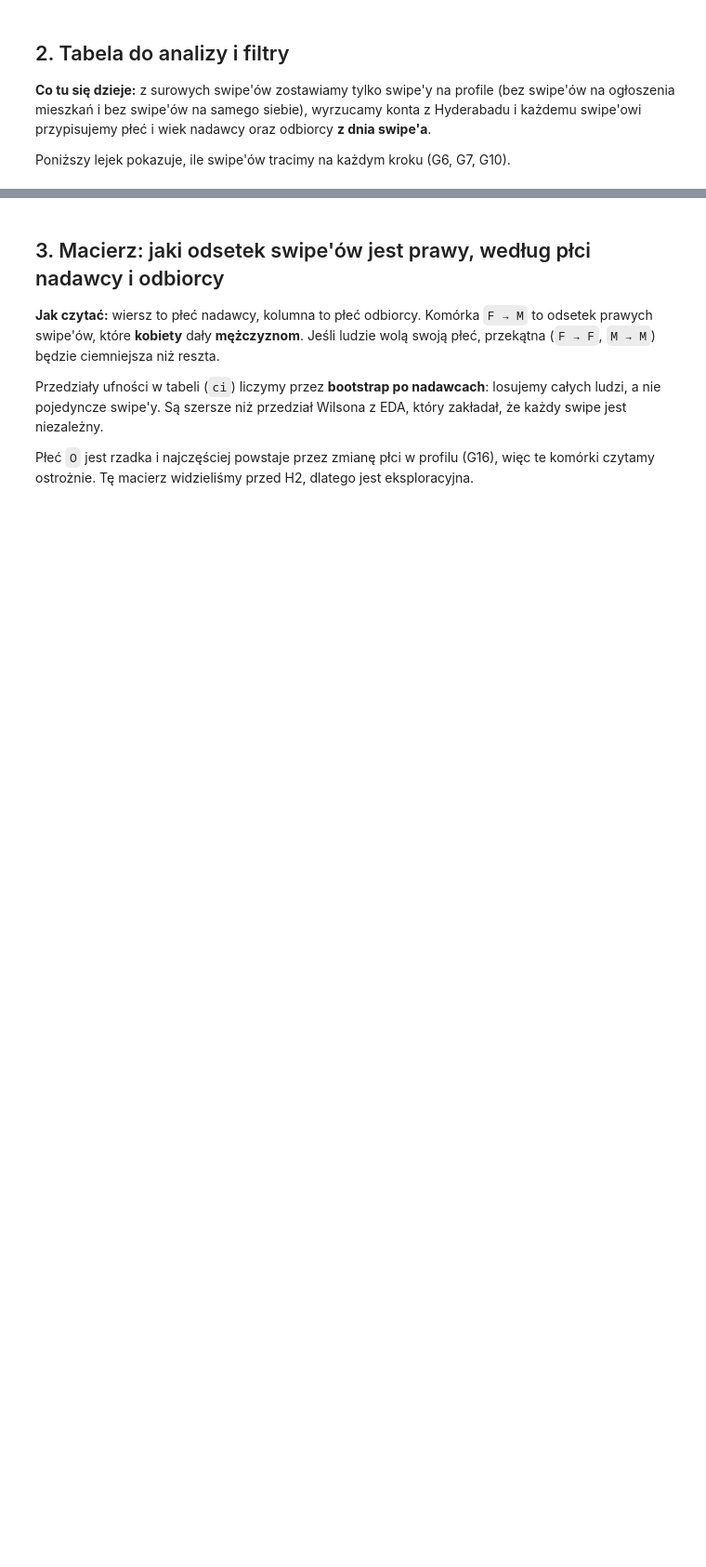
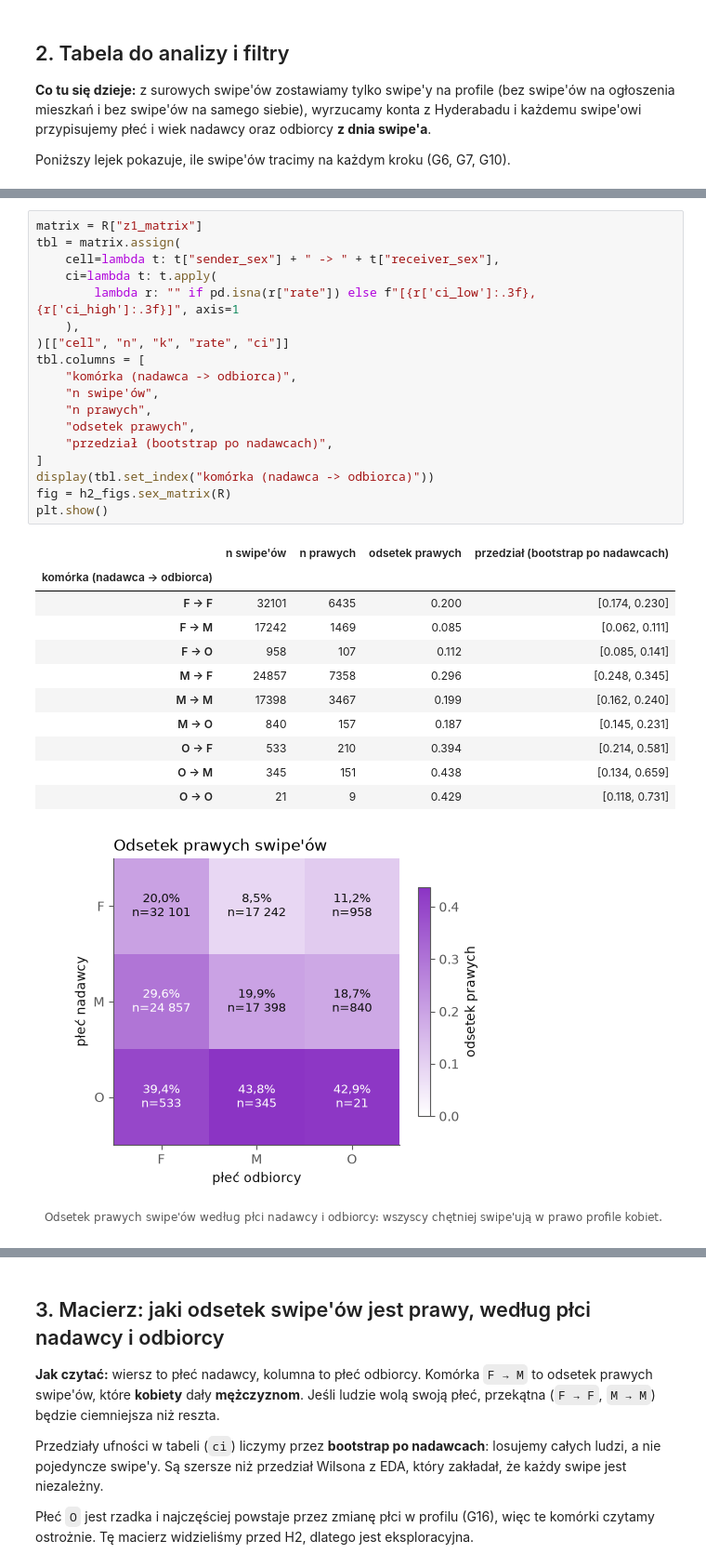
Before and after one commit to banacchini/digital-media-analysis, a Jupyter notebook: notebooks/h2_demographics.ipynb, the cells around one changed output, grey strips where cells are left out. Shown at 93% size. Cells and saved outputs as stored; diff of their text form; blank space fills up the shorter version.

```diff
--- a/notebooks/h2_demographics.ipynb
+++ b/notebooks/h2_demographics.ipynb
@@ -159,0 +205,31 @@ Konta skrajne (same prawe albo same lewe, >= 10 swipe'ów) zostają w analizie g
+# %%
+matrix = R["z1_matrix"]
+tbl = matrix.assign(
+    cell=lambda t: t["sender_sex"] + " -> " + t["receiver_sex"],
+    ci=lambda t: t.apply(
+        lambda r: "" if pd.isna(r["rate"]) else f"[{r['ci_low']:.3f}, {r['ci_high']:.3f}]", axis=1
+    ),
+)[["cell", "n", "k", "rate", "ci"]]
+tbl.columns = [
+    "komórka (nadawca -> odbiorca)",
+    "n swipe'ów",
+    "n prawych",
+    "odsetek prawych",
+    "przedział (bootstrap po nadawcach)",
+]
+display(tbl.set_index("komórka (nadawca -> odbiorca)"))
+fig = h2_figs.sex_matrix(R)
+plt.show()
+# %% [output]
+|  | n swipe'ów | n prawych | odsetek prawych | przedział (bootstrap po nadawcach) |
+| komórka (nadawca -> odbiorca) |  |  |  |  |
+| F -> F | 32101 | 6435 | 0.200 | [0.174, 0.230] |
+| F -> M | 17242 | 1469 | 0.085 | [0.062, 0.111] |
+| F -> O | 958 | 107 | 0.112 | [0.085, 0.141] |
+| M -> F | 24857 | 7358 | 0.296 | [0.248, 0.345] |
+| M -> M | 17398 | 3467 | 0.199 | [0.162, 0.240] |
+| M -> O | 840 | 157 | 0.187 | [0.145, 0.231] |
+| O -> F | 533 | 210 | 0.394 | [0.214, 0.581] |
+| O -> M | 345 | 151 | 0.438 | [0.134, 0.659] |
+| O -> O | 21 | 9 | 0.429 | [0.118, 0.731] |
+[figure, added]
```
Also changed, not shown: parts of 39 cells of this notebook, 18 other files.
